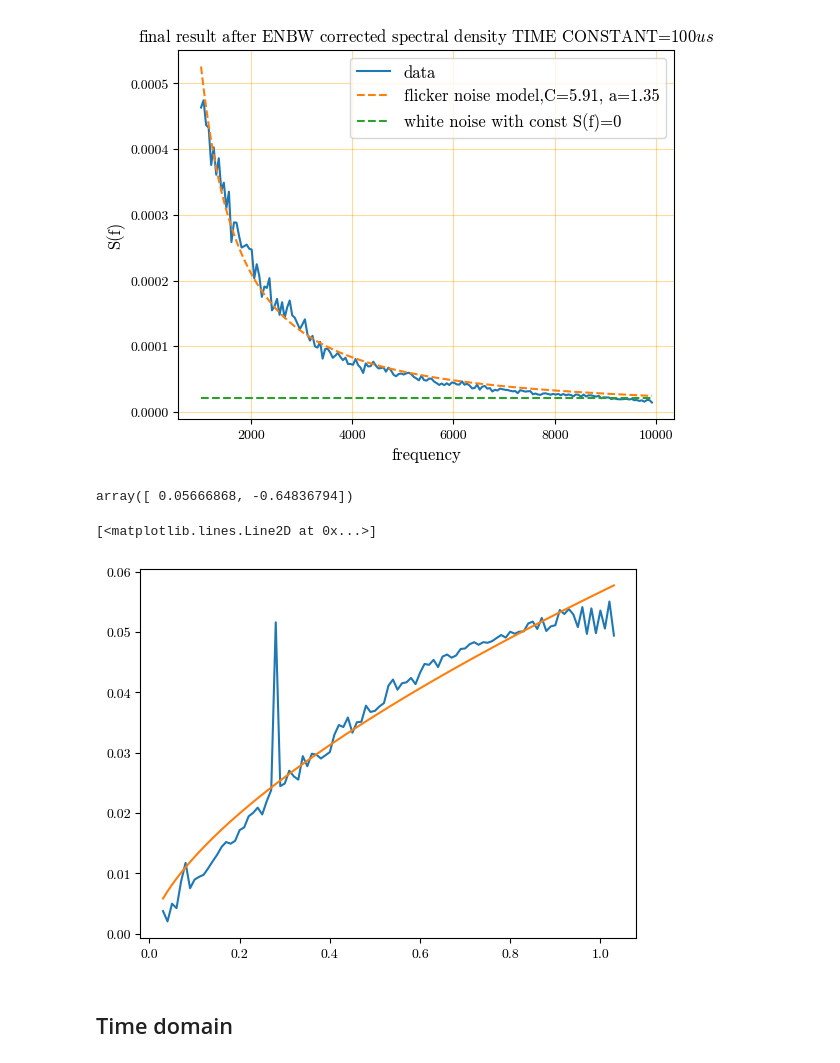
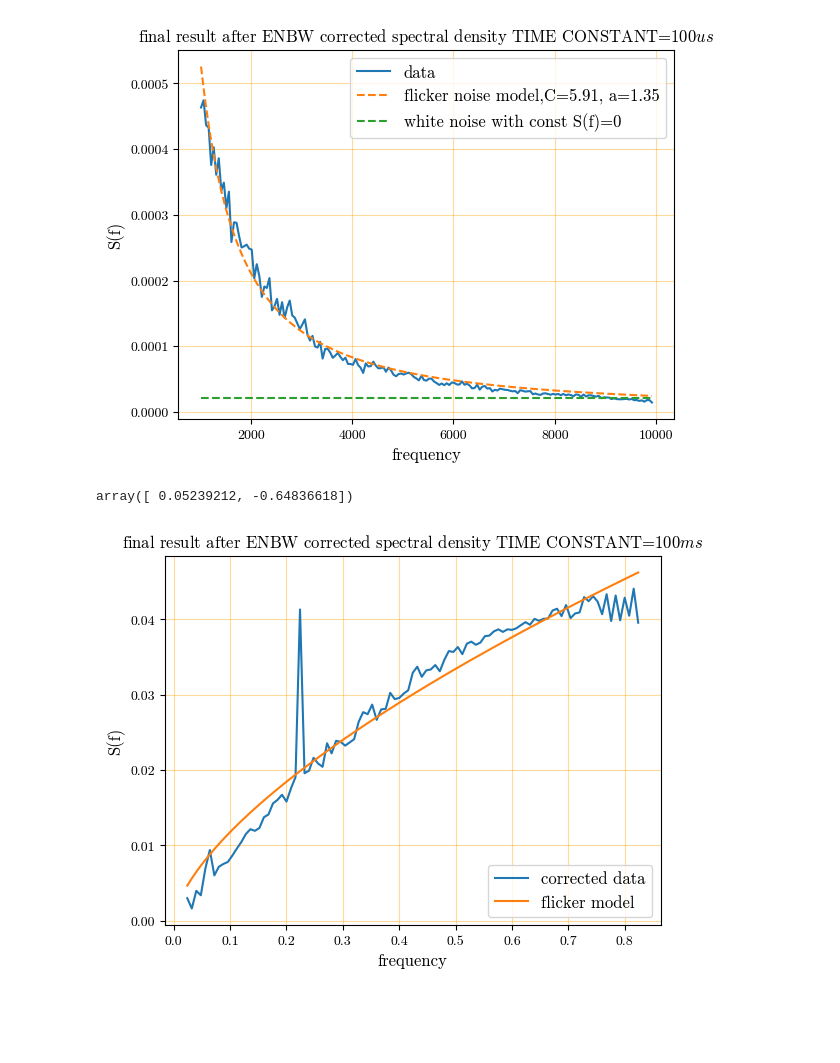
Before and after one commit to vijaypanchalr3/shotnoise, a Jupyter notebook: src/analysis/mathematics.ipynb, the cells around one changed output. Saved outputs shown, nothing was run; the diff lists cells and outputs as text; code cells hidden in the pictures; blank space fills up the shorter version.

```diff
--- a/src/analysis/mathematics.ipynb
+++ b/src/analysis/mathematics.ipynb
@@ -59,7 +61,7 @@ white noise parameter  [2.0644381e-05]
 # %%
 data = ufile1_init.get_mean()
 data2,c =file2_init.shady_plot()
-data2 = data2[0]
+data2 = data2[0]/1.25
 limit = 179
 
 def flicker_noise(y,A,alpha):
@@ -68,20 +70,24 @@ def white(y,c):
     return 0.0*y+c
 
 param, param_cov = curve_fit(flicker_noise, data[:,0],data[:,1])
+
 param2, param_cov2 = curve_fit(flicker_noise, data2[:,0],data2[:,1])
-param_white, param_cov_white = curve_fit(white,data[:,0],data[:,1])
+# param_white, param_cov_white = curve_fit(white,data[len(data)-5:,0],data[len(data)-5:,1])
 param2
     # ax.plot(first,second)ax.plot(data[:,0],flicker_noise(data[:,0],param[0],param[1]))
 # %% [output]
-array([ 0.05666868, -0.64836794])
+array([ 0.05239212, -0.64836618])
 # %%
 fig,ax = plt.subplots()
 
-ax.plot(data2[:,0],data2[:,1])
-ax.plot(data2[:,0],flicker_noise(data2[:,0],param2[0],param2[1]))
+ax.plot(data2[:,0],data2[:,1],label="corrected data")
+ax.plot(data2[:,0],flicker_noise(data2[:,0],param2[0],param2[1]),label="flicker model")
 # ax.plot(data[:,0],white(data[:,0],param_white[0]))
+ax.set_xlabel("frequency",fontdict=font)
+ax.set_ylabel("S(f)",fontdict=font)
+ax.set_title("final result after ENBW corrected spectral density TIME CONSTANT=100$ms$",fontdict=font)
+ax.grid(which="both",axis="both",color="orange",alpha=0.4)
+ax.legend(prop= leg_font)
+plt.savefig("final_1_100ms.png",dpi=1000)
 # %% [output]
-[<matplotlib.lines.Line2D at 0x...>]
-[figure, old version]
+[figure, new version]
-# %% [markdown]
-## Time domain
```
Also changed, not shown: parts of 7 cells of this notebook, 31 other files.
